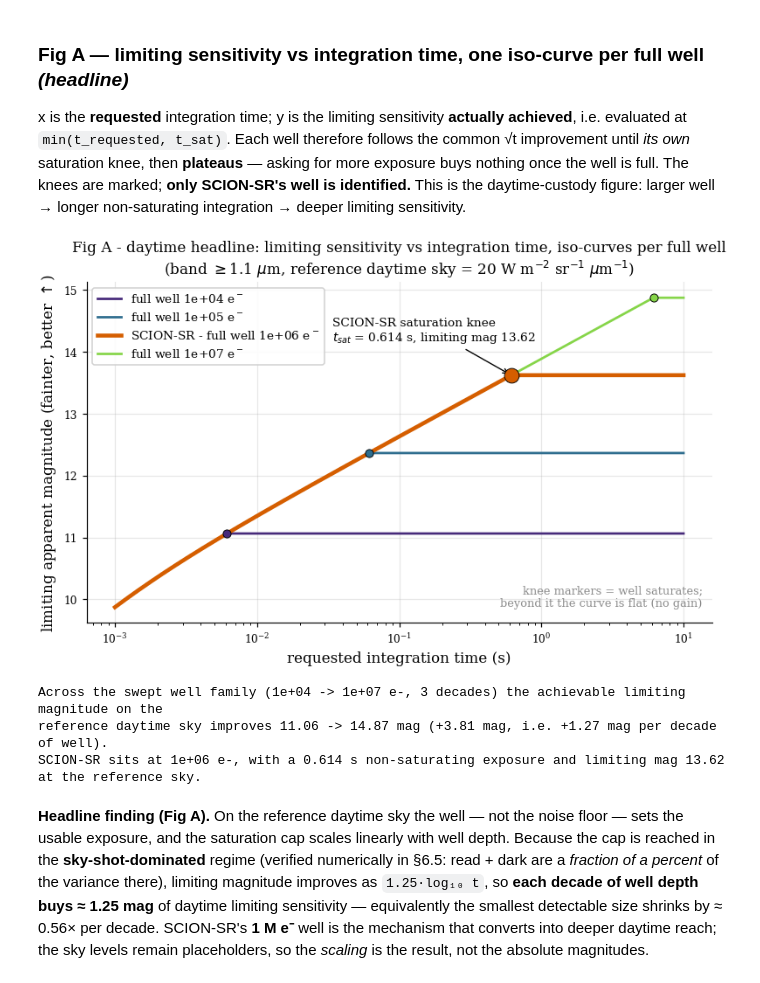
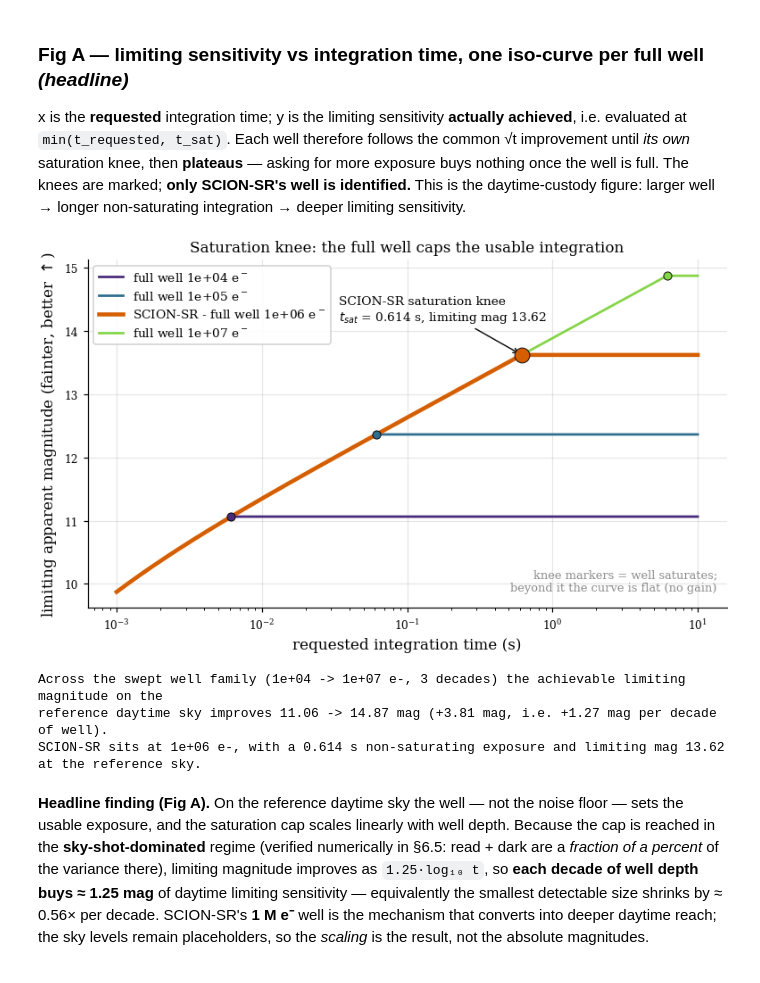
Before and after one commit to KevinKearney/SatSim, a Jupyter notebook: notebooks/radiometric_detector_comparison.ipynb, the cells around one changed output. Drawn from its saved outputs; the diff is of its cells as text; code cells hidden in the pictures.

```diff
--- a/notebooks/radiometric_detector_comparison.ipynb
+++ b/notebooks/radiometric_detector_comparison.ipynb
@@ -1175,36 +1175,35 @@ for fw, col in zip(WELL_FAMILY_E, fam_cols):
     ax.plot(T_AXIS_S, lm, color=(CBB["vermilion"] if marked else col), lw=(3.0 if marked else 1.8),
             zorder=(5 if marked else 3),
             label=(r"%s - full well %.0e e$^-$" % (SCION["label"], fw)) if marked else (r"full well %.0e e$^-$" % fw))
     ts = t_saturate(fw, QE_VISGAAS, OPERATIONAL_BAND_UM, REF_SKY_DAYTIME, SCION["dark_e_s"], SCION["pitch_um"])
     ax.plot(ts, _scion_limmag(OPERATIONAL_BAND_UM, REF_SKY_DAYTIME, ts), "o",
             color=(CBB["vermilion"] if marked else col), ms=(11 if marked else 6),
             mec=CBB["black"], mew=0.6, zorder=6)
 
 m_knee = _scion_limmag(OPERATIONAL_BAND_UM, REF_SKY_DAYTIME, ts_scion)
 ax.annotate("%s saturation knee\n$t_{sat}$ = %.3g s, limiting mag %.2f" % (SCION["label"], ts_scion, m_knee),
             xy=(ts_scion, m_knee), xytext=(ts_scion*0.055, m_knee+0.55), fontsize=9,
             arrowprops=dict(arrowstyle="->", color=CBB["black"], lw=0.9))
 ax.text(0.985, 0.04, "knee markers = well saturates;\nbeyond it the curve is flat (no gain)",
         transform=ax.transAxes, ha="right", va="bottom", fontsize=8.5, color=CBB["grey"])
 ax.set_xscale("log")
 ax.set_xlabel("requested integration time (s)")
 ax.set_ylabel("limiting apparent magnitude (fainter, better $\\uparrow$)")
-ax.set_title("Fig A - daytime headline: limiting sensitivity vs integration time, iso-curves per full well\n"
-             r"(band $\geq$1.1 $\mu$m, reference daytime sky = %g W m$^{-2}$ sr$^{-1}$ $\mu$m$^{-1}$)" % REF_SKY_DAYTIME)
+ax.set_title("Saturation knee: the full well caps the usable integration")
 ax.legend(loc="upper left", fontsize=9)
 plt.show()
 
 _lo_w, _hi_w = WELL_FAMILY_E[0], WELL_FAMILY_E[-1]
 _m_lo = limiting_mag_capped(OPERATIONAL_BAND_UM, REF_SKY_DAYTIME, T_AXIS_S[-1], _lo_w)[0]
 _m_hi = limiting_mag_capped(OPERATIONAL_BAND_UM, REF_SKY_DAYTIME, T_AXIS_S[-1], _hi_w)[0]
 print("Across the swept well family (%.0e -> %.0e e-, %d decades) the achievable limiting magnitude on the"
       % (_lo_w, _hi_w, round(np.log10(_hi_w/_lo_w))))
 print("reference daytime sky improves %.2f -> %.2f mag (%+.2f mag, i.e. %+.2f mag per decade of well)."
       % (_m_lo, _m_hi, _m_hi-_m_lo, (_m_hi-_m_lo)/np.log10(_hi_w/_lo_w)))
 print("%s sits at %.0e e-, with a %.3g s non-saturating exposure and limiting mag %.2f at the reference sky."
       % (SCION["label"], SCION["full_well"], ts_scion, m_knee))
 # %% [output]
-[figure, old version]
+[figure, new version]
 Across the swept well family (1e+04 -> 1e+07 e-, 3 decades) the achievable limiting magnitude on the
 reference daytime sky improves 11.06 -> 14.87 mag (+3.81 mag, i.e. +1.27 mag per decade of well).
 SCION-SR sits at 1e+06 e-, with a 0.614 s non-saturating exposure and limiting mag 13.62 at the reference sky.
```
Also changed, not shown: parts of 4 cells of this notebook.
